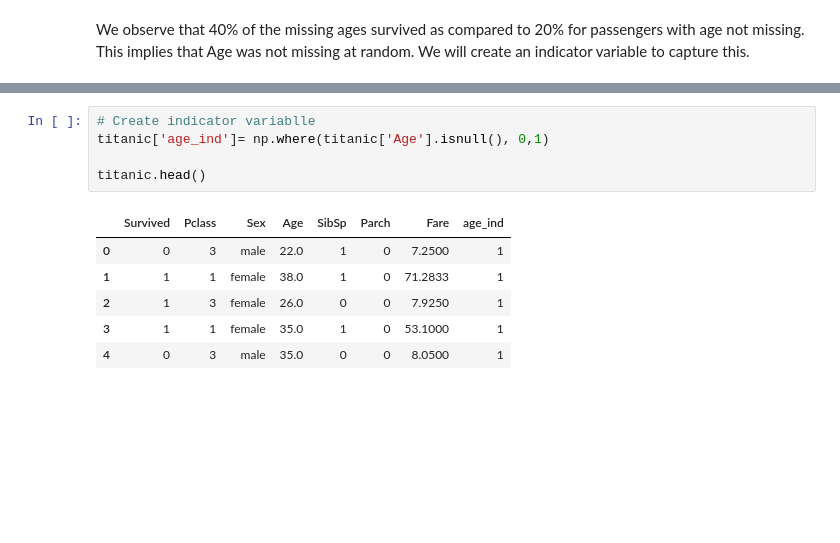
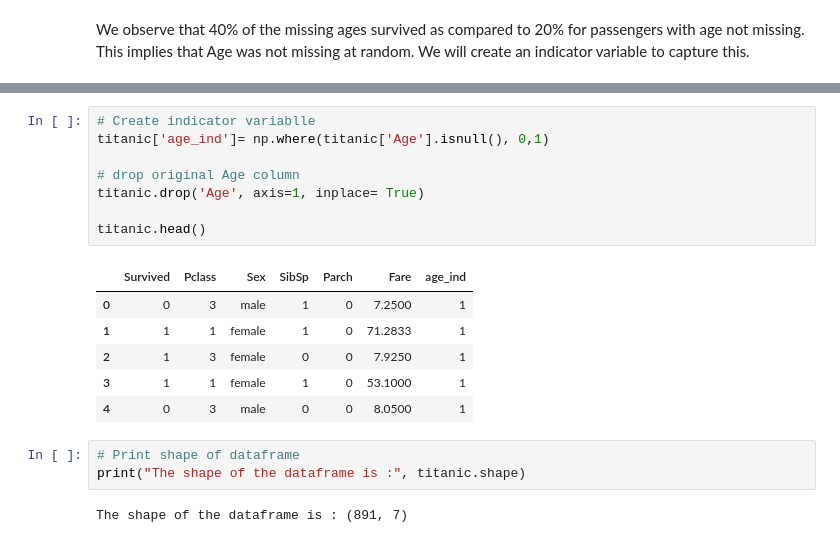
Before and after one commit to obeabi/Assignments, a Jupyter notebook: Main_DecisionTree.ipynb, the cells around one changed output, grey strips where cells are left out. Cells and saved outputs as stored; diff of their text form; blank space fills up the shorter version.

```diff
--- a/Main_DecisionTree.ipynb
+++ b/Main_DecisionTree.ipynb
@@ -132,12 +167,20 @@ We observe that 40% of the missing ages survived as compared to 20% for passenge
 # %%
 # Create indicator variablle
 titanic['age_ind']= np.where(titanic['Age'].isnull(), 0,1)
 
+# drop original Age column
+titanic.drop('Age', axis=1, inplace= True)
+
 titanic.head()
 # %% [output]
-|  | Survived | Pclass | Sex | Age | SibSp | Parch | Fare | age_ind |
-| 0 | 0 | 3 | male | 22.0 | 1 | 0 | 7.2500 | 1 |
-| 1 | 1 | 1 | female | 38.0 | 1 | 0 | 71.2833 | 1 |
-| 2 | 1 | 3 | female | 26.0 | 0 | 0 | 7.9250 | 1 |
-| 3 | 1 | 1 | female | 35.0 | 1 | 0 | 53.1000 | 1 |
-| 4 | 0 | 3 | male | 35.0 | 0 | 0 | 8.0500 | 1 |
+|  | Survived | Pclass | Sex | SibSp | Parch | Fare | age_ind |
+| 0 | 0 | 3 | male | 1 | 0 | 7.2500 | 1 |
+| 1 | 1 | 1 | female | 1 | 0 | 71.2833 | 1 |
+| 2 | 1 | 3 | female | 0 | 0 | 7.9250 | 1 |
+| 3 | 1 | 1 | female | 1 | 0 | 53.1000 | 1 |
+| 4 | 0 | 3 | male | 0 | 0 | 8.0500 | 1 |
+# %%
+# Print shape of dataframe
+print("The shape of the dataframe is :", titanic.shape)
+# %% [output]
+The shape of the dataframe is : (891, 7)
```
Also changed, not shown: parts of 23 cells of this notebook.
